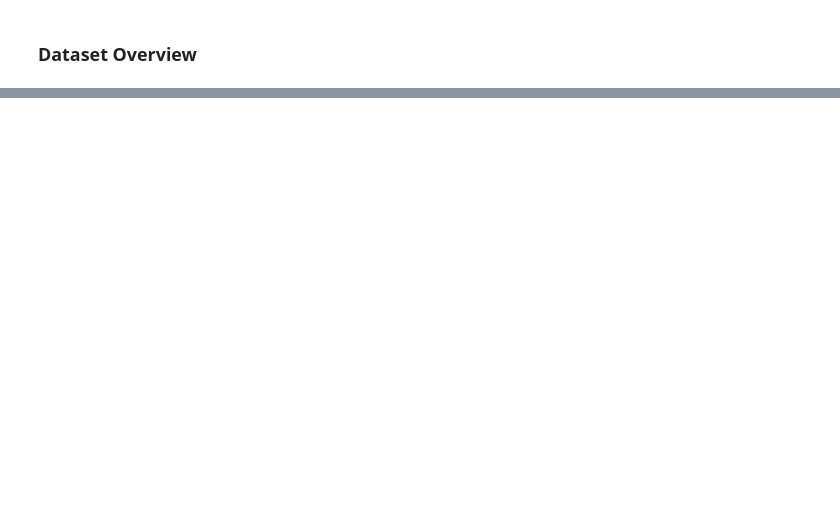
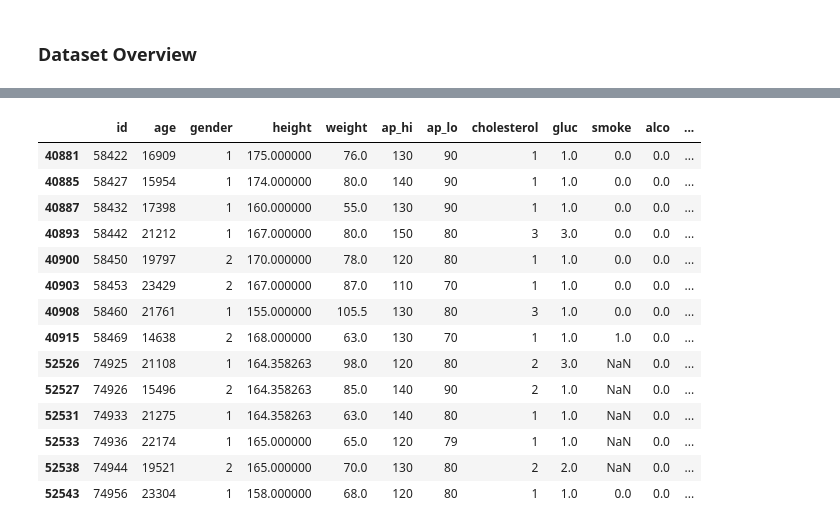
Before and after one commit to SM2A/Machine_Learning_Course_Project, a Jupyter notebook: HW-1/Report.ipynb, the cells around one changed output, grey strips where cells are left out. Saved outputs shown, nothing was run; the diff lists cells and outputs as text; code cells hidden in the pictures; blank space fills up the shorter version.

```diff
--- a/HW-1/Report.ipynb
+++ b/HW-1/Report.ipynb
@@ -421,0 +596,21 @@ TPR = 0.05
+# %%
+cardio_data.loc[cardio_data["alco"].isnull(), "alco"] = cardio_data['alco'].mean()
+cardio_data.loc[cardio_data['alco'].isnull()]
+# %%
+cardio_data.loc[cardio_data['active'].isnull()]
+# %% [output]
+|  | id | age | gender | height | weight | ap_hi | ap_lo | cholesterol | gluc | smoke | alco | ... |
+| 40881 | 58422 | 16909 | 1 | 175.000000 | 76.0 | 130 | 90 | 1 | 1.0 | 0.0 | 0.0 | ... |
+| 40885 | 58427 | 15954 | 1 | 174.000000 | 80.0 | 140 | 90 | 1 | 1.0 | 0.0 | 0.0 | ... |
+| 40887 | 58432 | 17398 | 1 | 160.000000 | 55.0 | 130 | 90 | 1 | 1.0 | 0.0 | 0.0 | ... |
+| 40893 | 58442 | 21212 | 1 | 167.000000 | 80.0 | 150 | 80 | 3 | 3.0 | 0.0 | 0.0 | ... |
+| 40900 | 58450 | 19797 | 2 | 170.000000 | 78.0 | 120 | 80 | 1 | 1.0 | 0.0 | 0.0 | ... |
+| 40903 | 58453 | 23429 | 2 | 167.000000 | 87.0 | 110 | 70 | 1 | 1.0 | 0.0 | 0.0 | ... |
+| 40908 | 58460 | 21761 | 1 | 155.000000 | 105.5 | 130 | 80 | 3 | 1.0 | 0.0 | 0.0 | ... |
+| 40915 | 58469 | 14638 | 2 | 168.000000 | 63.0 | 130 | 70 | 1 | 1.0 | 1.0 | 0.0 | ... |
+| 52526 | 74925 | 21108 | 1 | 164.358263 | 98.0 | 120 | 80 | 2 | 3.0 | NaN | 0.0 | ... |
+| 52527 | 74926 | 15496 | 2 | 164.358263 | 85.0 | 140 | 90 | 2 | 1.0 | NaN | 0.0 | ... |
+| 52531 | 74933 | 21275 | 1 | 164.358263 | 63.0 | 140 | 80 | 1 | 1.0 | NaN | 0.0 | ... |
+| 52533 | 74936 | 22174 | 1 | 165.000000 | 65.0 | 120 | 79 | 1 | 1.0 | NaN | 0.0 | ... |
+| 52538 | 74944 | 19521 | 2 | 165.000000 | 70.0 | 130 | 80 | 2 | 2.0 | NaN | 0.0 | ... |
+| 52543 | 74956 | 23304 | 1 | 158.000000 | 68.0 | 120 | 80 | 1 | 1.0 | 0.0 | 0.0 | ... |
```
Also changed, not shown: parts of 21 cells of this notebook.
